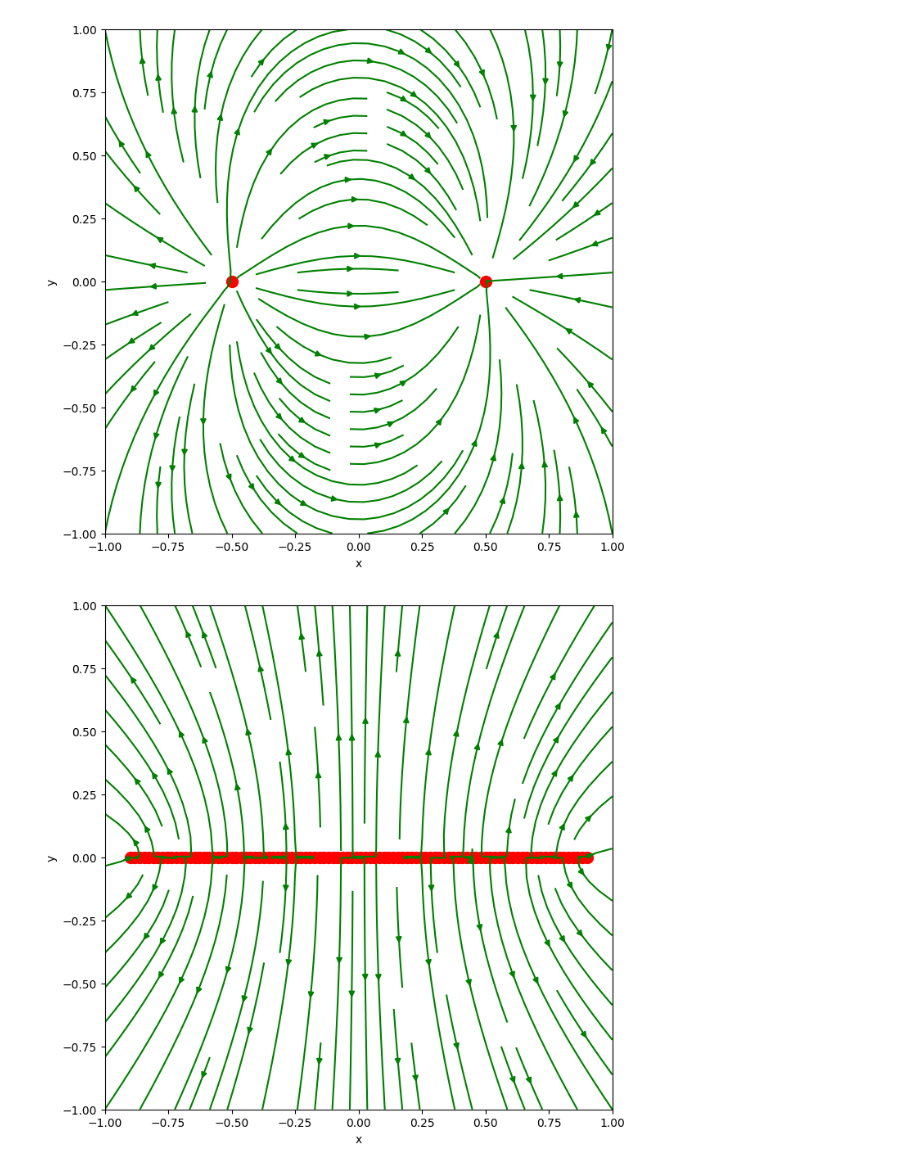
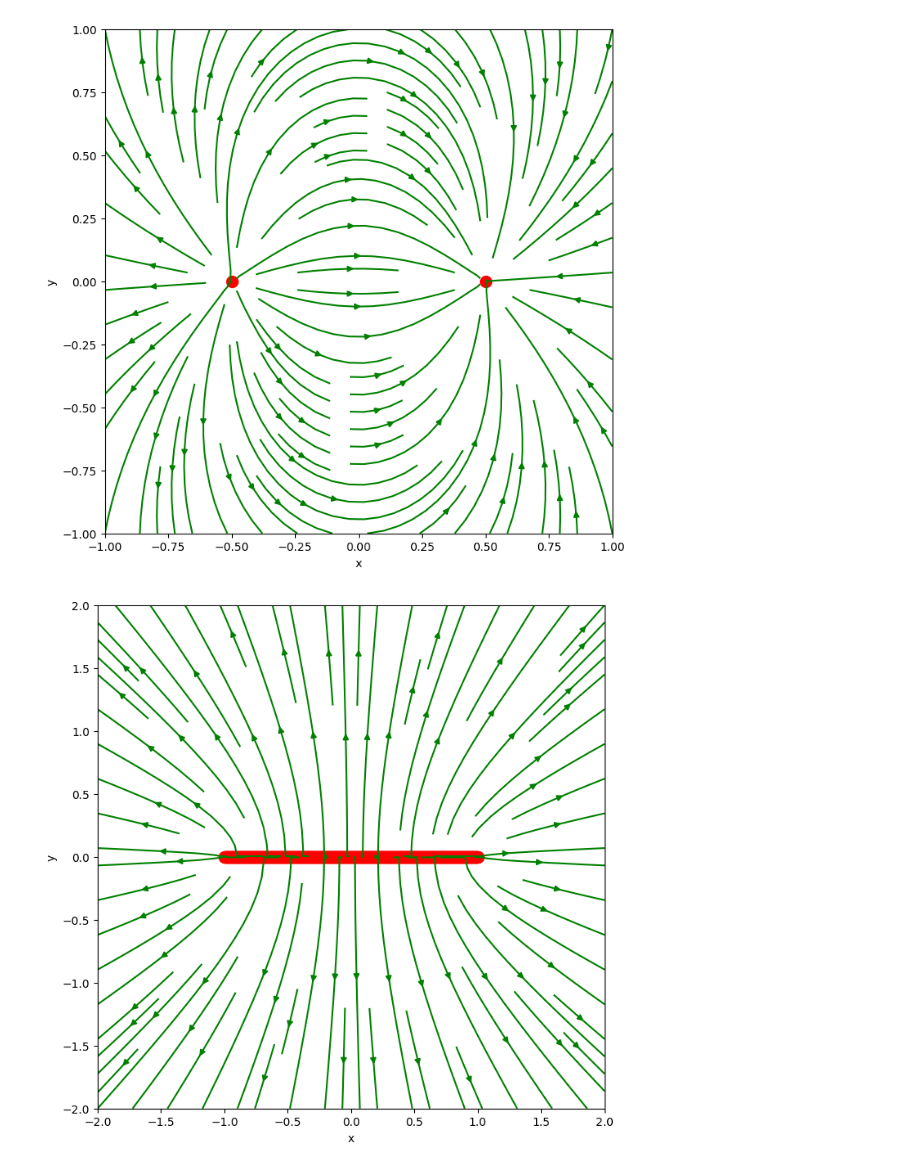
Before and after one commit to brash99/phys202, a Jupyter notebook: JupyterNotebooks/ElectricFieldLines.ipynb, the cells around one changed output. Cells and saved outputs as stored; diff of their text form; code cells hidden in the pictures.

```diff
--- a/JupyterNotebooks/ElectricFieldLines.ipynb
+++ b/JupyterNotebooks/ElectricFieldLines.ipynb
@@ -191,10 +191,10 @@ DrawELines(Q, XQ, YQ)
 # %%
 # Line of charge
 
-Q = [1e-9]*100
-XQ = np.linspace(-0.9,0.9,100)
-YQ = np.zeros(100)
+Q = [1e-9]*1000
+XQ = np.linspace(-1,1,1000)
+YQ = np.zeros(1000)
 
-DrawELines(Q, XQ, YQ)
+DrawELines(Q, XQ, YQ, -2, 2, -2, 2)
 # %% [output]
-[figure, old version]
+[figure, new version]
```
